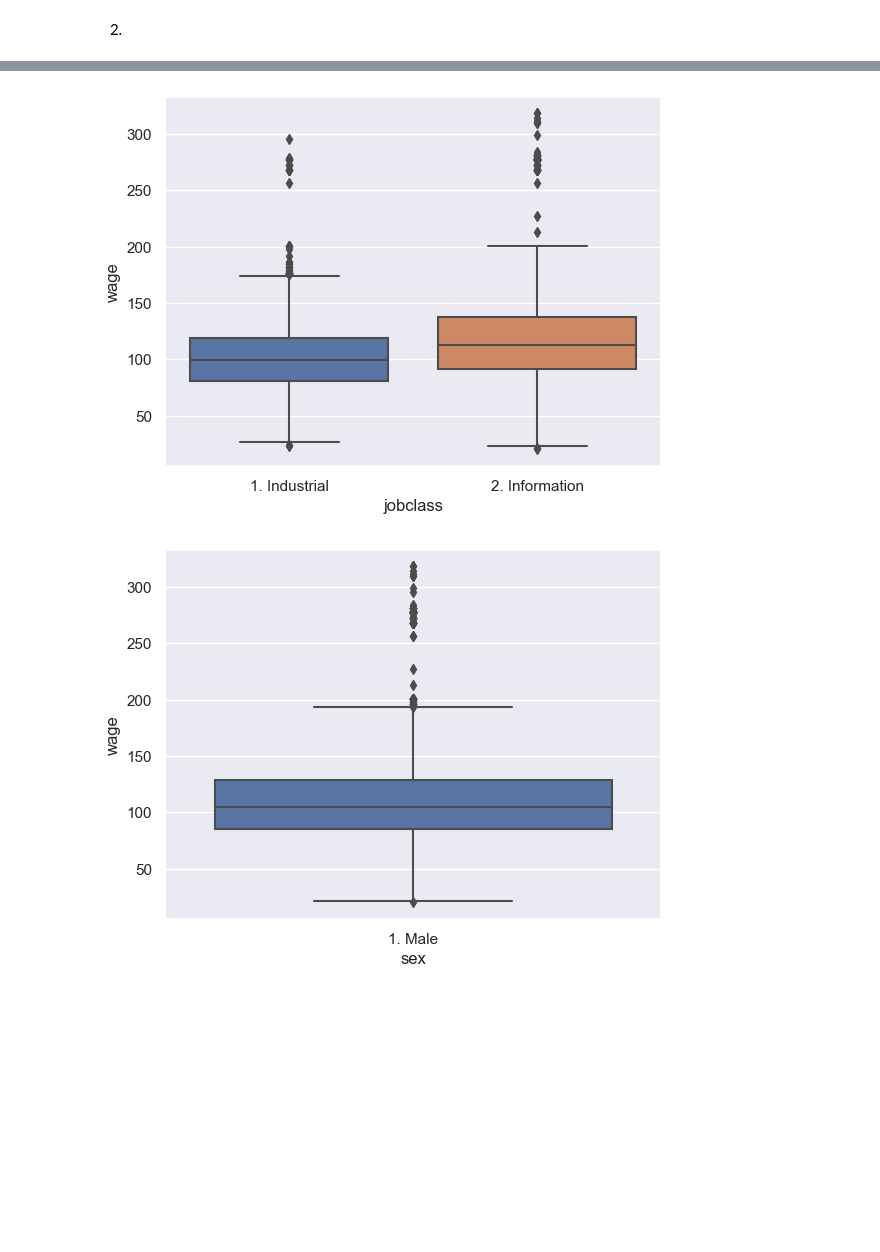
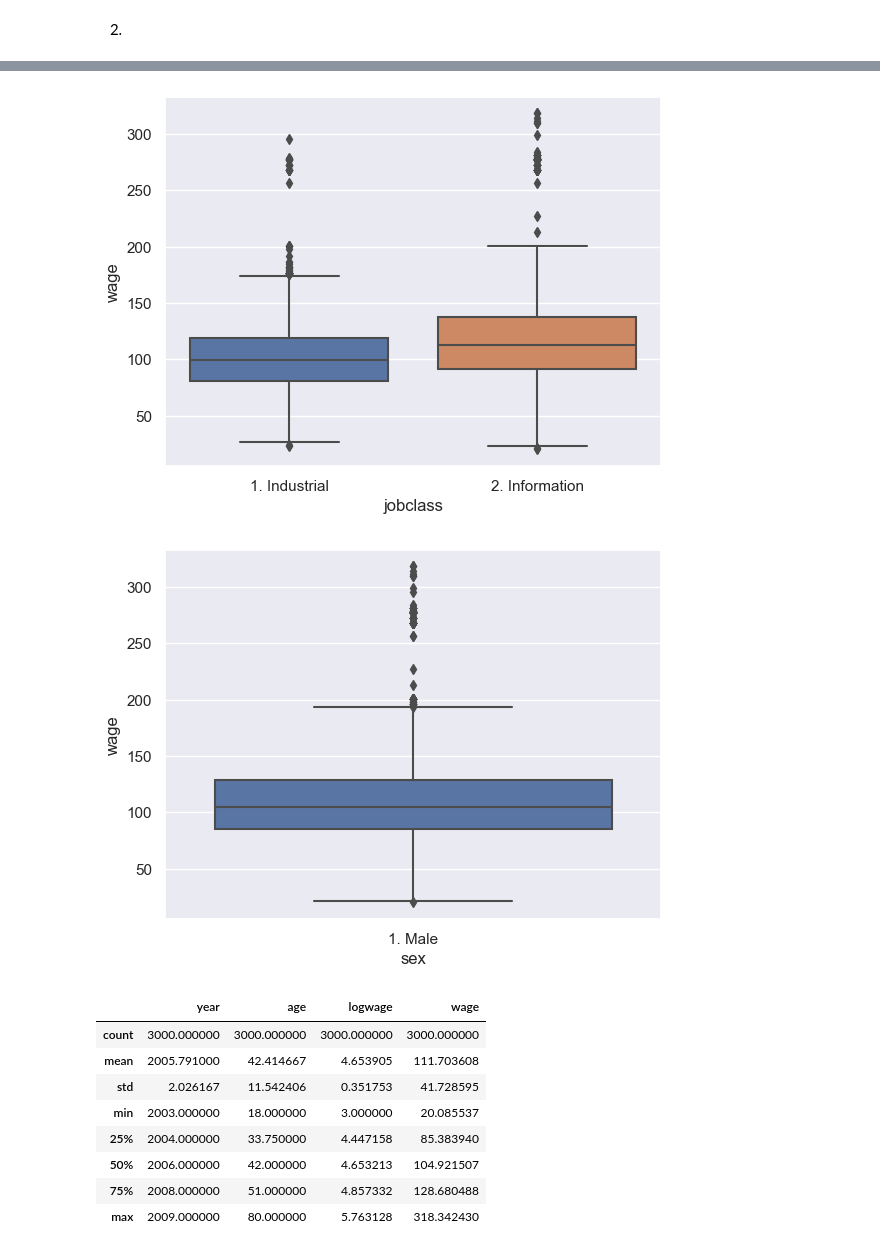
Before and after one commit to bhnord/CS4342, a Jupyter notebook: Assignment 5 Code/Assignment5.ipynb, the cells around one changed output, grey strips where cells are left out. Cells and saved outputs as stored; diff of their text form; code cells hidden in the pictures; blank space fills up the shorter version.

```diff
--- a/Assignment 5 Code/Assignment5.ipynb
+++ b/Assignment 5 Code/Assignment5.ipynb
@@ -82,30 +88,42 @@ print("race\n",df['race'].value_counts())
 print("health\n", df['health'].value_counts())
 print("jobclass\n", df['jobclass'].value_counts())
 print("sex\n", df['sex'].value_counts())
 
 for i in categoricals:
     sb.boxplot(x=df[i],y=df['wage'])
     plt.show()
+
+
+df.describe()
 # %% [output]
 maritl
  2. Married          2074
 1. Never Married     648
 4. Divorced          204
 5. Separated          55
 3. Widowed            19
 Name: maritl, dtype: int64
 race
  1. White    2480
 2. Black     293
 3. Asian     190
 4. Other      37
 ... (8 lines left out)
 Name: jobclass, dtype: int64
 sex
  1. Male    3000
 Name: sex, dtype: int64
 [figure]
 [figure]
 [figure]
 [figure]
 [figure]
+|  | year | age | logwage | wage |
+| count | 3000.000000 | 3000.000000 | 3000.000000 | 3000.000000 |
+| mean | 2005.791000 | 42.414667 | 4.653905 | 111.703608 |
+| std | 2.026167 | 11.542406 | 0.351753 | 41.728595 |
+| min | 2003.000000 | 18.000000 | 3.000000 | 20.085537 |
+| 25% | 2004.000000 | 33.750000 | 4.447158 | 85.383940 |
+| 50% | 2006.000000 | 42.000000 | 4.653213 | 104.921507 |
+| 75% | 2008.000000 | 51.000000 | 4.857332 | 128.680488 |
+| max | 2009.000000 | 80.000000 | 5.763128 | 318.342430 |
```
Also changed, not shown: parts of 11 cells of this notebook, 1 other file.
